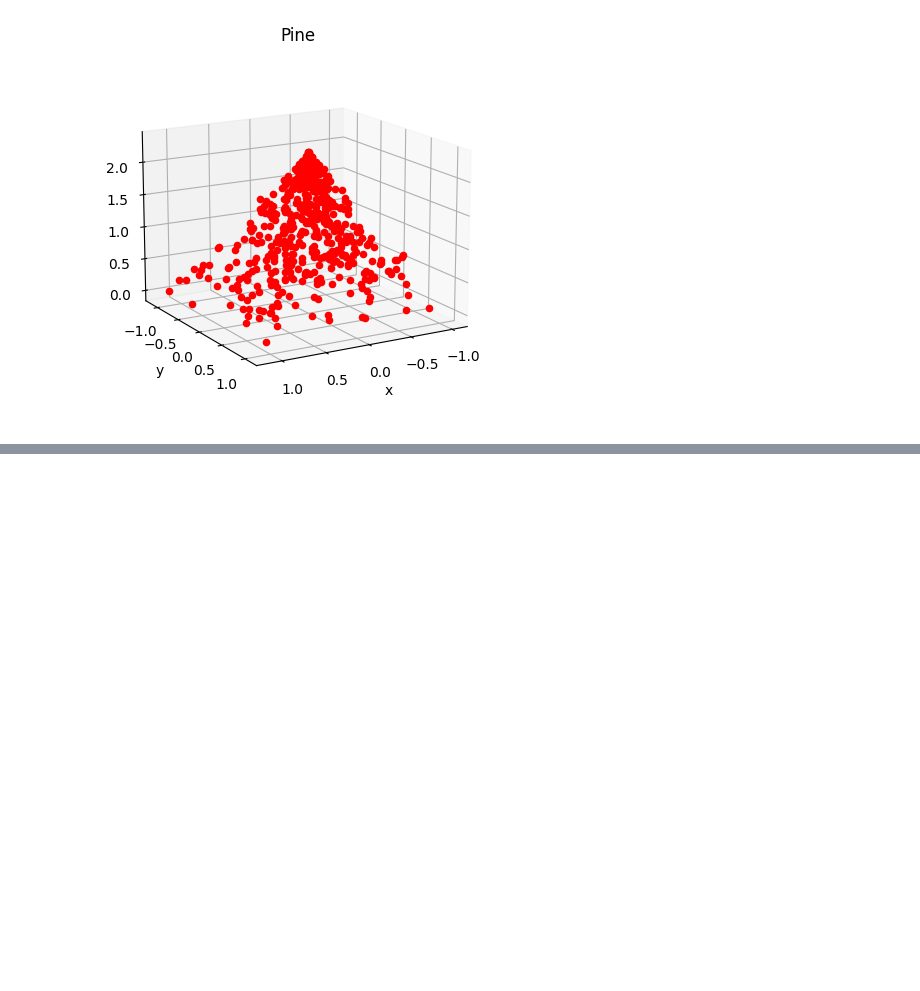
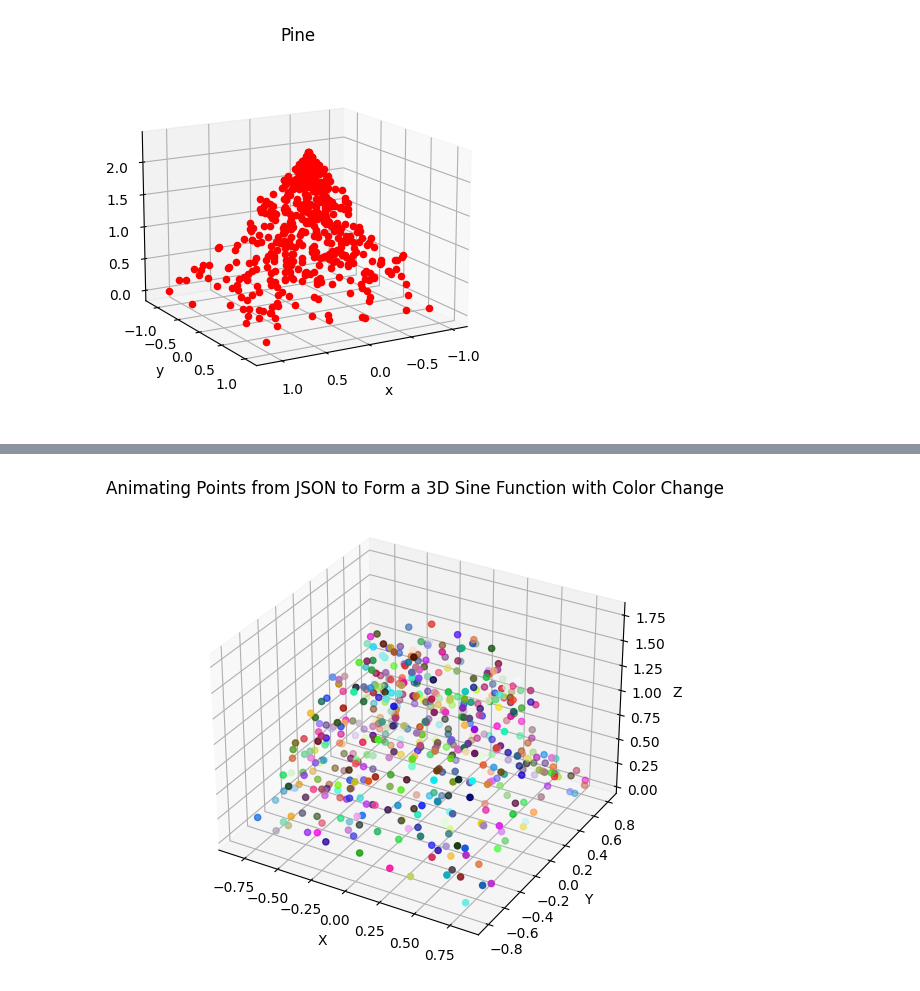
Before and after one commit to pcruiher08/pino, a Jupyter notebook: points.ipynb, the cells around one changed output, grey strips where cells are left out. Cells and saved outputs as stored; diff of their text form; code cells hidden in the pictures; blank space fills up the shorter version.

```diff
--- a/points.ipynb
+++ b/points.ipynb
@@ -145,0 +192,50 @@ plt.show()
+# %%
+import matplotlib.pyplot as plt
+from mpl_toolkits.mplot3d import Axes3D
+import numpy as np
+import json
+from matplotlib import animation
+
+with open('points.json') as f:
+    point_data = json.load(f)
+
+points = np.array(point_data)
+
+x = points[:, 0]
+y = points[:, 1]
+z = points[:, 2]
+colors = np.random.rand(len(x), 3)
+
+amplitude = 5
+frequency = 2
+phase = 0
+
+def update_points(i, points, colors):
+    time = i / frequency
+    new_z = amplitude * np.sin(2 * np.pi * time + phase)
+
+    points[:, 2] = new_z
+
+    colors[:, 0] = 1 - abs(new_z) / amplitude
+    colors[:, 1] = abs(new_z) / amplitude
+    colors[:, 2] = 0
+
+    return points, colors
+
+
+fig = plt.figure(figsize=(8, 6))
+ax = fig.add_subplot(111, projection='3d')
+
+data = np.array([x, y, z]).T
+points = ax.scatter(x, y, z, c=colors, marker='o')
+
+ax.set_xlabel('X')
+ax.set_ylabel('Y')
+ax.set_zlabel('Z')
+ax.set_title('Animating Points from JSON to Form a 3D Sine Function with Color Change')
+
+ani = animation.FuncAnimation(fig, update_points, fargs=(points, colors), frames=200, interval=10)
+
+plt.show()
+# %% [output]
+[figure, added]
```
Also changed, not shown: parts of 3 cells of this notebook, 1 other file.
